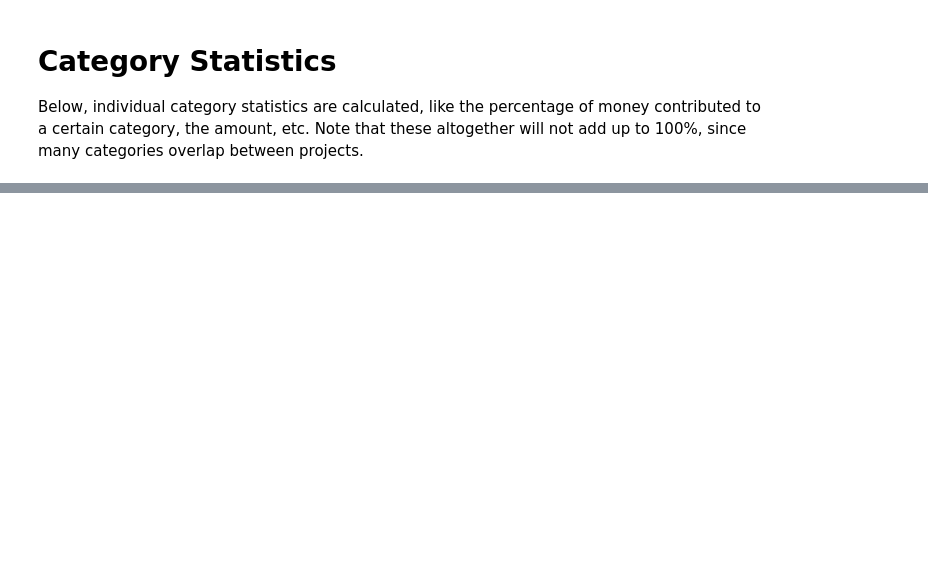
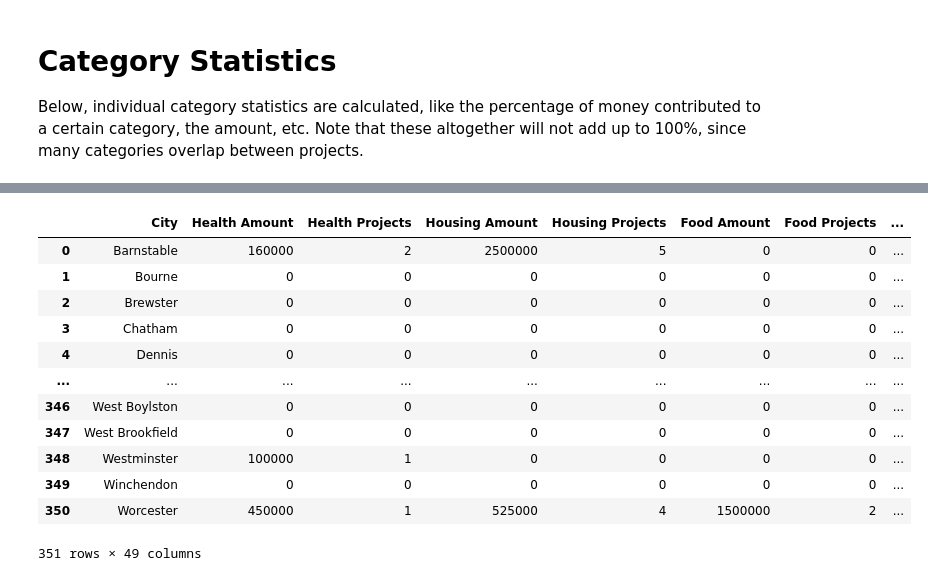
Before and after one commit to specificlanguage/gbh_earmarks, a Jupyter notebook: earmark_analysis.ipynb, the cells around one changed output, grey strips where cells are left out. Cells and saved outputs as stored; diff of their text form; code cells hidden in the pictures; blank space fills up the shorter version.

Commit message:
Calculate money given for each category
Calculates for each city, so we can see how much didn't get money at all, or got more arts money (confusingly) for housing money

```diff
--- a/earmark_analysis.ipynb
+++ b/earmark_analysis.ipynb
@@ -476,7 +394,7 @@ for c in categories:
     count = count_category(c, earmarks)
     average = sum_cat / count
     # You can remove the index filter, but this just specifically removes projects that clog the "Max Project" stuff like the MBTA and other things in this example, you can totally add more indices if they give you headaches in the data
-    max_num, max_earmark, max_index = max_category(c, earmarks, index_filter=[244, 314])
+    max_num, max_earmark, max_index = max_category(c, earmarks)
     category_stats.loc[len(category_stats)] = [c, count, count/len(earmarks), sum_cat, sum_cat/total_dist, average, max_num, max_earmark, max_index]
 
 category_stats.sort_values(by=['amount'], ascending=False)
@@ -548,5 +448,6 @@ income_on_housing = pd.DataFrame()
 
 # [ for k in range(rent_by_income)]
 # %%
-# earmarks.loc[earmarks["Location"] == "Somerville"]
-amendments.loc[amendments["Sponsor" == "Barrett, "]
+earmarks = pd.read_csv("out/earmarks_categories.csv")
+earmarks.loc[earmarks["Arts"] == True]
+# amendments.loc[amendments["Sponsor" == "Barrett, "]]
@@ -561,0 +454,37 @@ amendments.loc[amendments["Sponsor" == "Barrett, "]
+# %%
+arts_projects = earmarks.loc[earmarks["Arts"] == True]
+money_per_town = pd.DataFrame()
+
+money_per_town["City"] = population["city"]
+
+# print(money_per_town.columns)
+for cat in categories:
+    df_cat = earmarks.loc[earmarks[cat] == True]
+    money_per_town = pd.merge(money_per_town, df_cat.groupby(['Location']).sum()[["Amount", cat]], left_on="City", right_on="Location", how="left")
+    transform_cols = {"Amount": cat + " Amount", cat: cat + " Projects"}
+
+    old_cols = list(transform_cols.keys())
+    money_per_town = money_per_town.fillna(0)
+    # print(money_per_town)
+    for c in old_cols:
+        money_per_town[c] = money_per_town.loc[:, c].astype(int)
+
+    money_per_town = money_per_town.rename(columns=transform_cols)
+
+money_per_town.to_csv(path_or_buf="out/money_per_project.csv")
+money_per_town.to_excel("out/money_per_project.xlsx")
+money_per_town
+# %% [output]
+|  | City | Health Amount | Health Projects | Housing Amount | Housing Projects | Food Amount | Food Projects | ... |
+| 0 | Barnstable | 160000 | 2 | 2500000 | 5 | 0 | 0 | ... |
+| 1 | Bourne | 0 | 0 | 0 | 0 | 0 | 0 | ... |
+| 2 | Brewster | 0 | 0 | 0 | 0 | 0 | 0 | ... |
+| 3 | Chatham | 0 | 0 | 0 | 0 | 0 | 0 | ... |
+| 4 | Dennis | 0 | 0 | 0 | 0 | 0 | 0 | ... |
+| ... | ... | ... | ... | ... | ... | ... | ... | ... |
+| 346 | West Boylston | 0 | 0 | 0 | 0 | 0 | 0 | ... |
+| 347 | West Brookfield | 0 | 0 | 0 | 0 | 0 | 0 | ... |
+| 348 | Westminster | 100000 | 1 | 0 | 0 | 0 | 0 | ... |
+| 349 | Winchendon | 0 | 0 | 0 | 0 | 0 | 0 | ... |
+| 350 | Worcester | 450000 | 1 | 525000 | 4 | 1500000 | 2 | ... |
+351 rows × 49 columns
```
Also changed, not shown: parts of 13 cells of this notebook, 5 other files.
